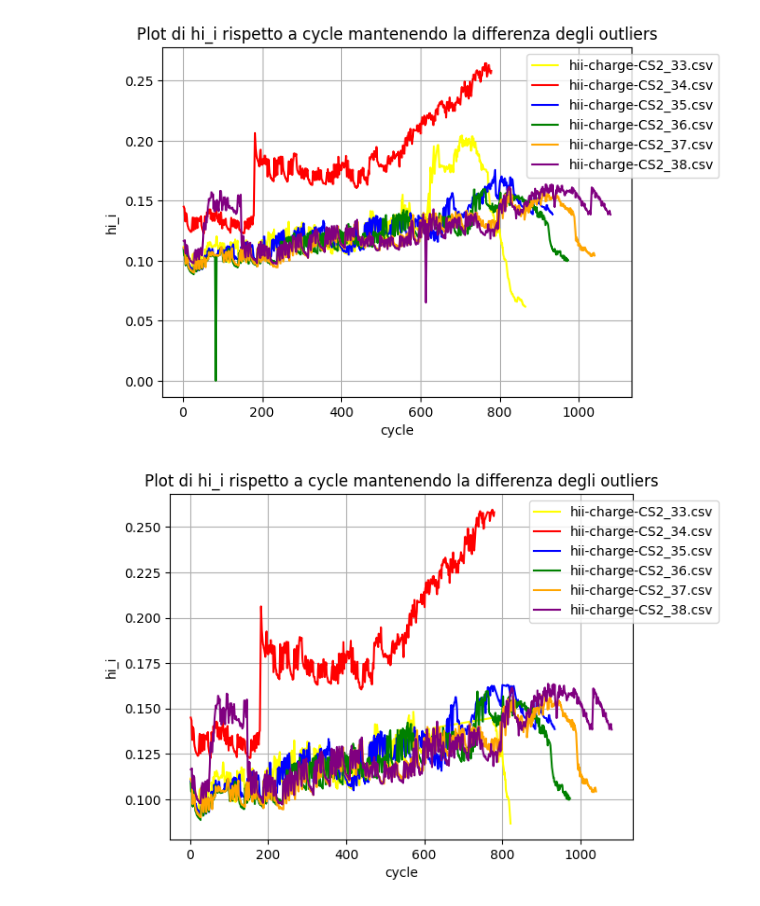
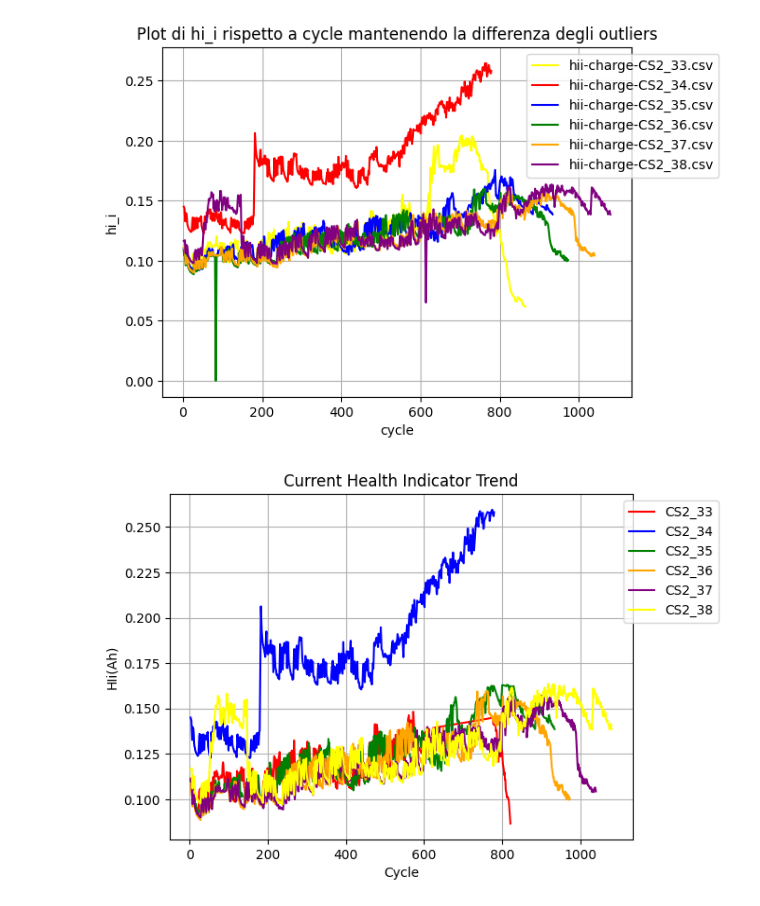
Before and after one commit to LorenzoLongarini/RUL-estimation-of-lithium-batteries, a Jupyter notebook: src/notebook/hi.ipynb, the cells around one changed output. Drawn from its saved outputs; the diff is of its cells as text; code cells hidden in the pictures.

```diff
--- a/src/notebook/hi.ipynb
+++ b/src/notebook/hi.ipynb
@@ -109,7 +109,7 @@ plt.figure()
 ds_root = 'dataset/hi'
 
 # Lista per i nomi dei file
-file_names = []
+# file_names = []
 
 # Funzione per calcolare la deviazione mediana assoluta
 def mad(data):
@@ -122,35 +122,38 @@ for i, file_name in enumerate(os.listdir(ds_root)):
     if 'hii' in file_path:
 
         # Leggi il DataFrame dal file
         df = pd.read_csv(file_path)
 
         # Calcola la differenza consecutiva per la colonna 'hi_i'
         diff_hi_i = df['hi_i'].diff()
 
         # Applica una condizione per filtrare i dati
         selected_rows = df[abs(diff_hi_i) <= 0.009]
 
         # Calcola il valore MAD per la colonna 'hi_i'
         threshold = 3 * mad(selected_rows['hi_i'])
 
         # Applica il filtro per eliminare gli outlier basato sul MAD
         selected_rows_filtered = selected_rows[np.abs(selected_rows['hi_i'] - selected_rows['hi_i'].median()) <= threshold]
 
+        cs2x_part = file_name.split('hii-charge-')[1].split('.csv')[0]
+
         # Traccia la curva utilizzando i dati filtrati
-        plt.plot(selected_rows_filtered['cycle'], selected_rows_filtered['hi_i'], label=f'File {file_name}', linestyle='-', color=colors[i-1])
+        plt.plot(selected_rows_filtered['cycle'], selected_rows_filtered['hi_i'], label=f'{cs2x_part}', linestyle='-', color=colors[i % len(colors)])
+
 
         # Aggiungi il nome del file alla lista
         file_names.append(file_name)
 
 # Aggiungi titoli e legenda
-plt.title('Plot di hi_i rispetto a cycle mantenendo la differenza degli outliers')
-plt.xlabel('cycle')
-plt.ylabel('hi_i')
+plt.title('Current Health Indicator Trend')
+plt.xlabel('Cycle')
+plt.ylabel('HIi(Ah)')
 plt.grid(True)
 
 # Sposta la legenda in alto a destra senza che esca dalla figura
 plt.legend(file_names, loc='upper right', bbox_to_anchor=(1.2, 1.))
 
 plt.show()
 # %% [output]
-[figure, old version]
+[figure, new version]
```
